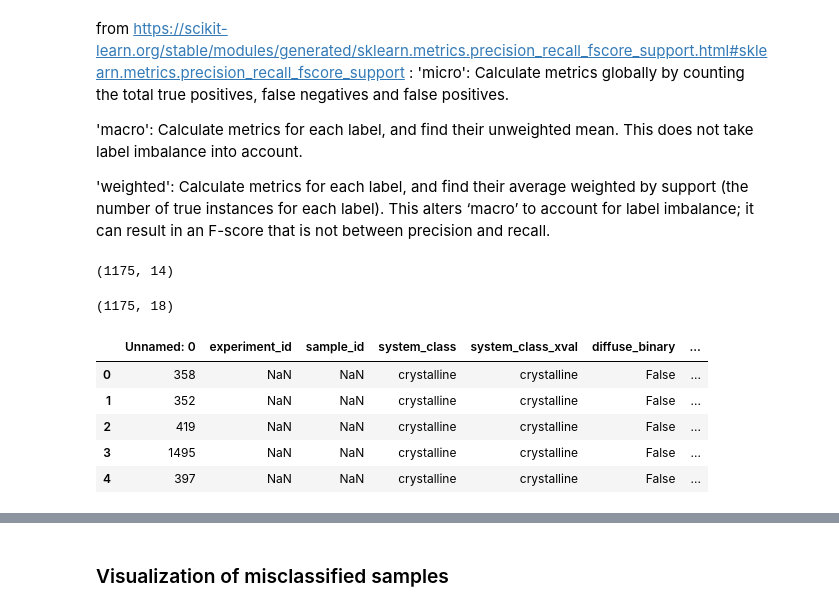
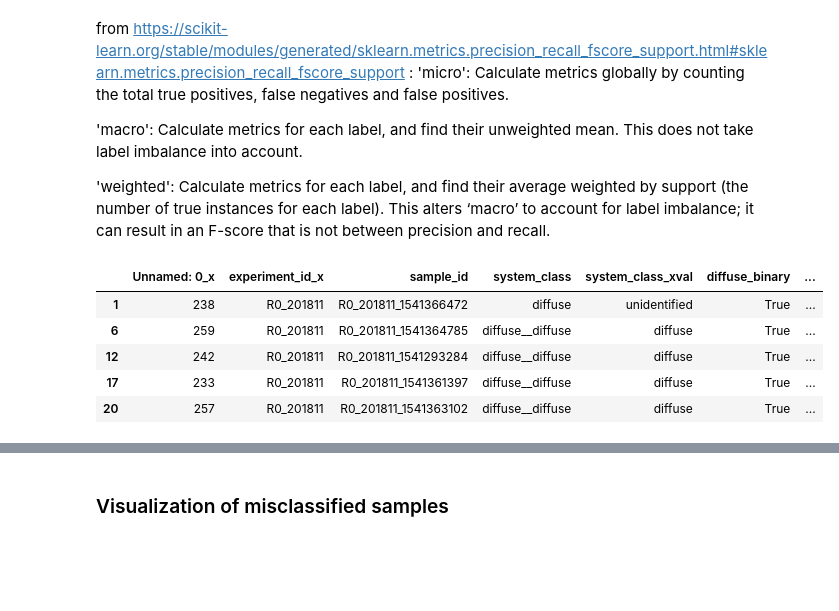
Before and after one commit to Tubbz-alt/figures_for_XRSDKIT, a Jupyter notebook: Predicted_System_class_VS_true_System_class_All_Data.ipynb, the cells around one changed output, grey strips where cells are left out. Drawn from its saved outputs; the diff is of its cells as text; code cells hidden in the pictures; blank space fills up the shorter version.

```diff
--- a/Predicted_System_class_VS_true_System_class_All_Data.ipynb
+++ b/Predicted_System_class_VS_true_System_class_All_Data.ipynb
@@ -14,7 +14,12 @@ import warnings
 warnings.filterwarnings("ignore")
 # %%
 data_ind1 = pandas.read_csv("../xrsdkit_modeling/batch_pd_nanoparticles/dataset/dataset_index.csv")
+data_ind1 = data_ind1.dropna(subset=['experiment_id'])
 data_ind2 = pandas.read_csv("../xrsdkit_modeling/flowreactor_pd_nanoparticles/dataset/dataset_index.csv")
+data_ind2 = data_ind2.dropna(subset=['experiment_id'])
+# %%
+data_ind1['dataset'] = 'batch_pd_nanoparticles'
+data_ind2['dataset'] = 'flowreactor_pd_nanoparticles'
 # %%
 data_ind = pandas.concat([data_ind1,data_ind2])
 # %%
@@ -123,22 +124,16 @@ Calculate metrics for each label, and find their unweighted mean. This does not
 
 'weighted':
 Calculate metrics for each label, and find their average weighted by support (the number of true instances for each label). This alters ‘macro’ to account for label imbalance; it can result in an F-score that is not between precision and recall.
-# %%
-data.shape
-# %% [output]
-(1175, 14)
 # %%
-merged_data = pandas.merge(data, data_ind, how='left', on='sample_id')
+data = pandas.merge(data, data_ind, on='sample_id')
-# %%
-merged_data.shape
-# %% [output]
-(1175, 18)
+# %%
+missclassified = data[data['system_class'] != data['system_class_xval']]
 # %%
-data.head()
+missclassified.head()
 # %% [output]
-|  | Unnamed: 0 | experiment_id | sample_id | system_class | system_class_xval | diffuse_binary | ... |
-| 0 | 358 | NaN | NaN | crystalline | crystalline | False | ... |
-| 1 | 352 | NaN | NaN | crystalline | crystalline | False | ... |
-| 2 | 419 | NaN | NaN | crystalline | crystalline | False | ... |
-| 3 | 1495 | NaN | NaN | crystalline | crystalline | False | ... |
-| 4 | 397 | NaN | NaN | crystalline | crystalline | False | ... |
+|  | Unnamed: 0_x | experiment_id_x | sample_id | system_class | system_class_xval | diffuse_binary | ... |
+| 1 | 238 | R0_201811 | R0_201811_1541366472 | diffuse | unidentified | True | ... |
+| 6 | 259 | R0_201811 | R0_201811_1541364785 | diffuse__diffuse | diffuse | True | ... |
+| 12 | 242 | R0_201811 | R0_201811_1541293284 | diffuse__diffuse | diffuse | True | ... |
+| 17 | 233 | R0_201811 | R0_201811_1541361397 | diffuse__diffuse | diffuse | True | ... |
+| 20 | 257 | R0_201811 | R0_201811_1541363102 | diffuse__diffuse | diffuse | True | ... |
```
Also changed, not shown: parts of 8 cells of this notebook.
